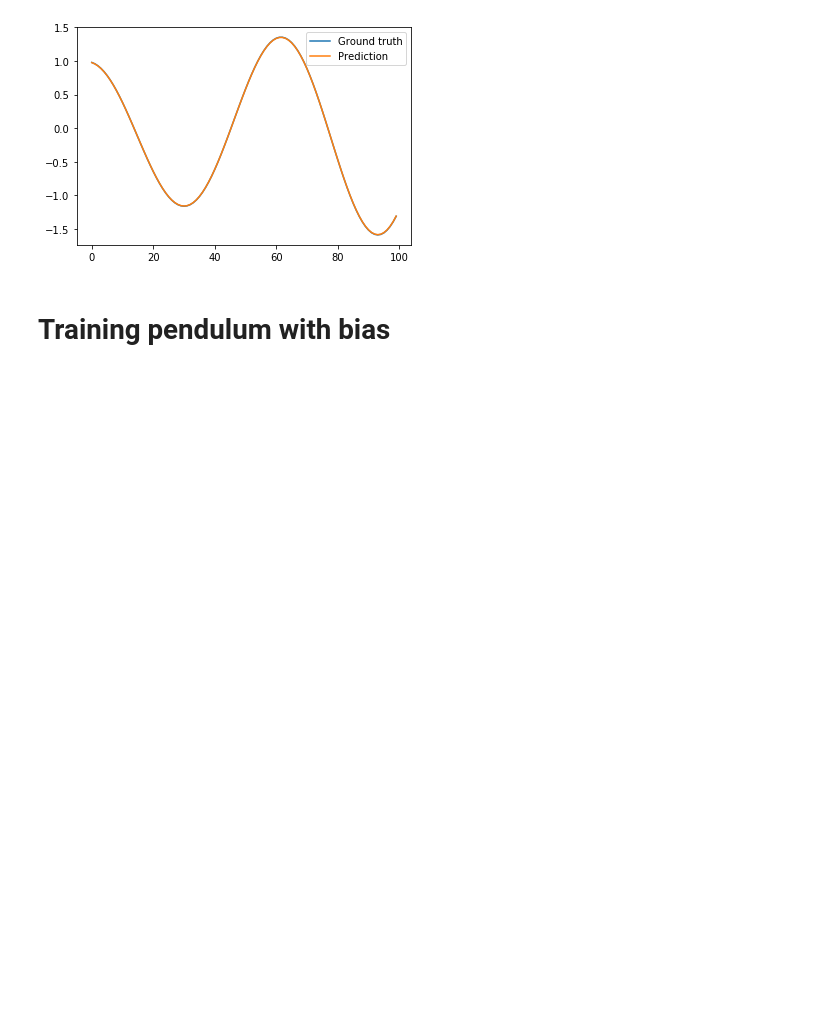
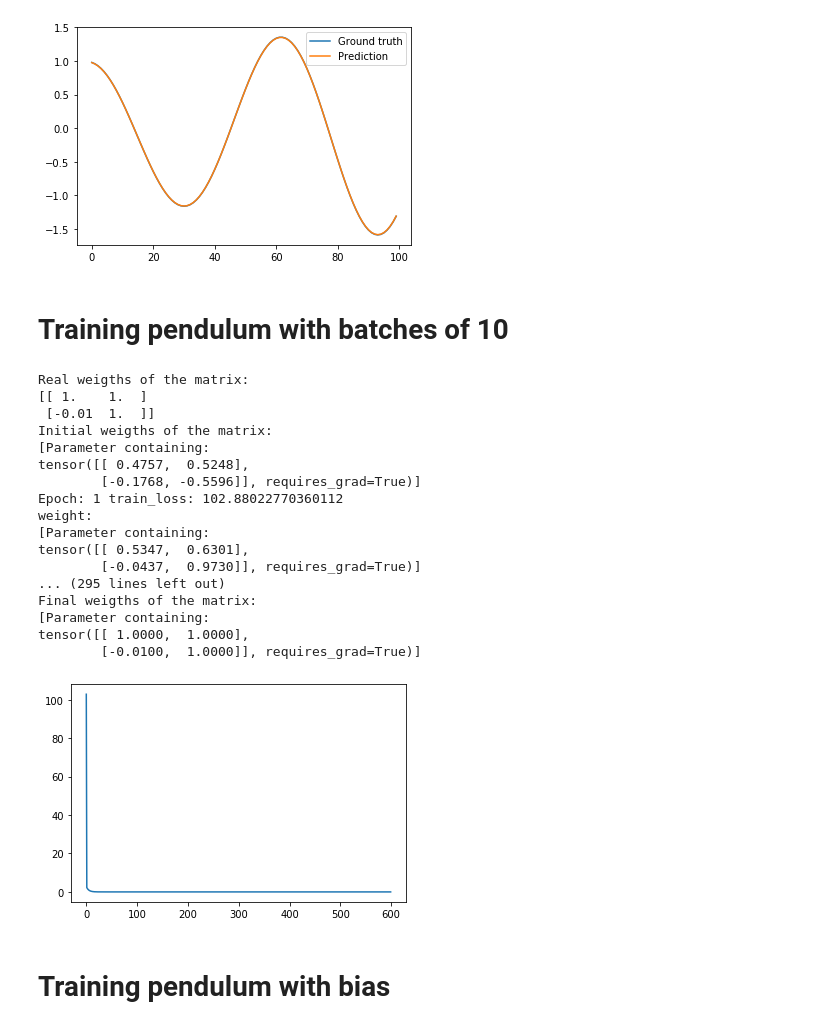
Before and after one commit to KennethThNg/Semester-project-dynamical-system-learning, a Jupyter notebook: ODELayersTest.ipynb, the cells around one changed output. Drawn from its saved outputs; the diff is of its cells as text; code cells hidden in the pictures; blank space fills up the shorter version.

```diff
--- a/ODELayersTest.ipynb
+++ b/ODELayersTest.ipynb
@@ -86,6 +91,17 @@ class NNODEModel(nn.Module):
     def forward(self, x):
         out = self.lin_ode(x) + self.nl_ode(x)
         return out
+# %%
+def train_model(model, train_x, train_y, loss_fn, optimizer, batch_size):
+    train_loss = 0
+    for b in range(0, train_x.size(0), batch_size):
+        model.zero_grad()
+        pred = model(train_x.narrow(0, b, batch_size))
+        loss = loss_fn(pred, train_y.narrow(0, b, batch_size))
+        train_loss += loss.item()
+        loss.backward()
+        optimizer.step()
+    return train_loss
 # %% [markdown]
 # Training Pendulum with Linear ODE Model
 # %%
@@ -155,6 +177,50 @@ plt.legend()
 plt.show()
 # %% [output]
 [figure]
+# %% [markdown]
+# Training pendulum with batches of 10
+# %%
+model = LinearODEModel(2, 2)
+loss_fn = nn.MSELoss()
+optimizer = optim.SGD(model.parameters(), lr=0.01)
+print('Real weigths of the matrix:')
+print(AA)
+print('Initial weigths of the matrix:')
+print(list(model.parameters()))
+
+train_loss = []
+
+for epoch in range(600):
+    loss = train_model(model, train_x, train_y, loss_fn, optimizer, 10)
+    train_loss.append(loss)
+    if epoch%10 == 0:
+        print('Epoch:', epoch+1, 'train_loss:', loss)
+        print('weight:')
+        print(list(model.parameters()))
+
+print('Final weigths of the matrix:')
+print(list(model.parameters()))
+plt.plot(train_loss)
+plt.show()
+# %% [output]
+Real weigths of the matrix:
+[[ 1.    1.  ]
+ [-0.01  1.  ]]
+Initial weigths of the matrix:
+[Parameter containing:
+tensor([[ 0.4757,  0.5248],
+        [-0.1768, -0.5596]], requires_grad=True)]
+Epoch: 1 train_loss: 102.88022770360112
+weight:
+[Parameter containing:
+tensor([[ 0.5347,  0.6301],
+        [-0.0437,  0.9730]], requires_grad=True)]
+... (295 lines left out)
+Final weigths of the matrix:
+[Parameter containing:
+tensor([[ 1.0000,  1.0000],
+        [-0.0100,  1.0000]], requires_grad=True)]
+[figure, added]
 # %% [markdown]
 # Training pendulum with bias
 # %%
```
Also changed, not shown: parts of 45 cells of this notebook.
